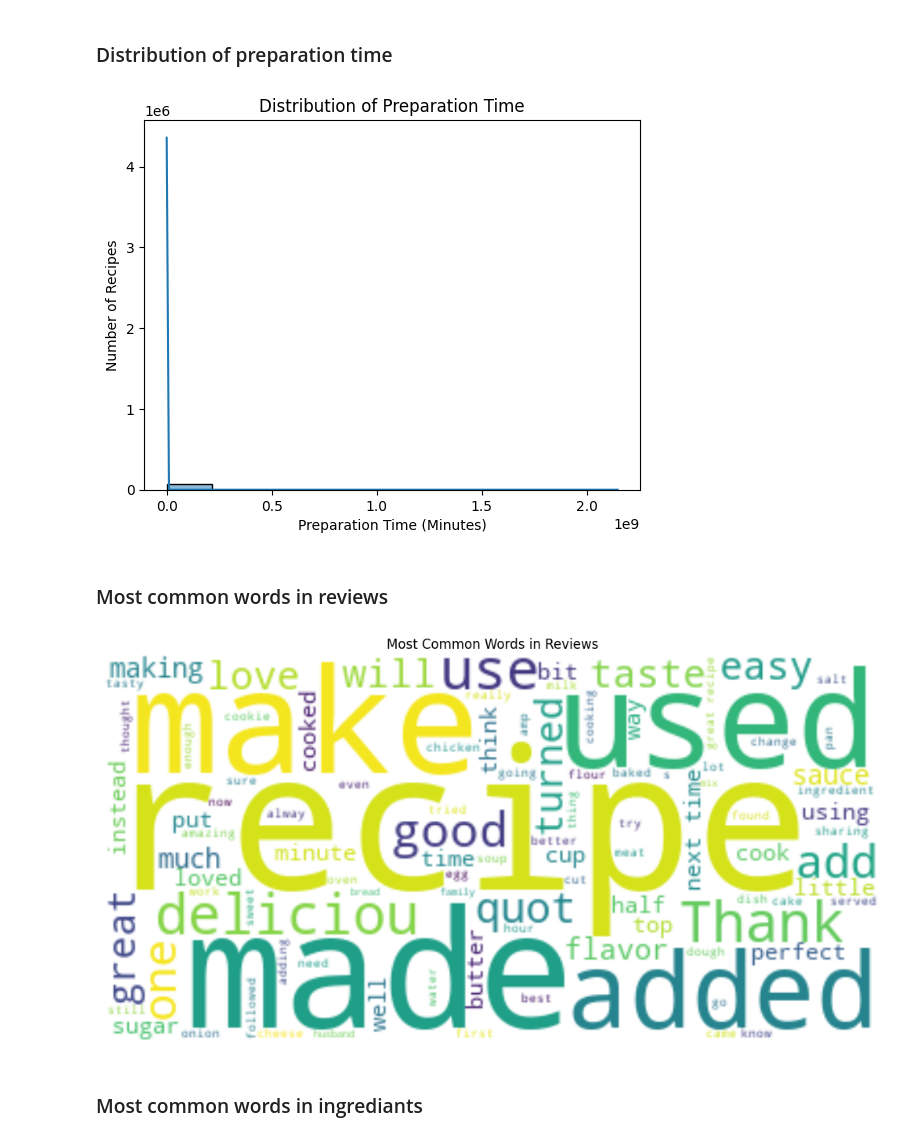
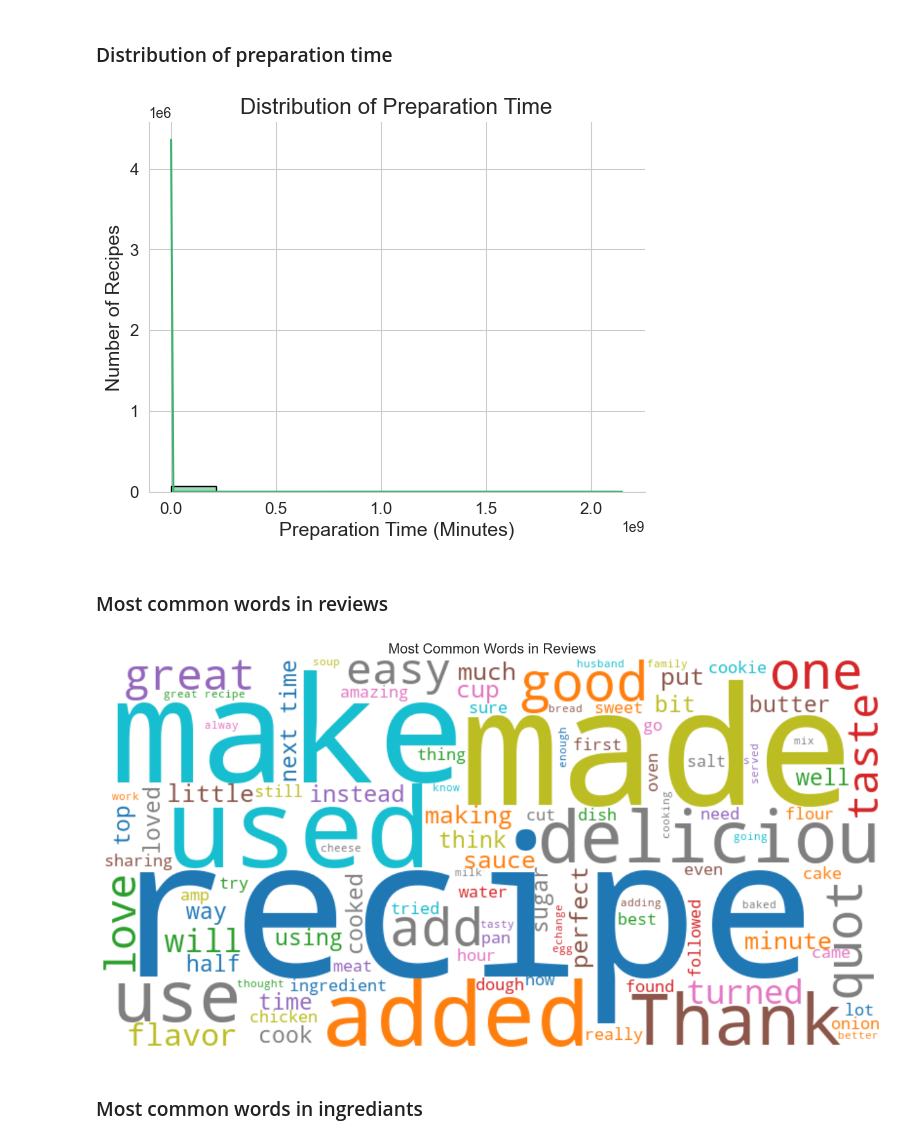
Before and after one commit to rahul-somanathan/dish-craft, a Jupyter notebook: notebooks/exploratory_data_analysis.ipynb, the cells around one changed output. Saved outputs shown, nothing was run; the diff lists cells and outputs as text; code cells hidden in the pictures.

```diff
--- a/notebooks/exploratory_data_analysis.ipynb
+++ b/notebooks/exploratory_data_analysis.ipynb
@@ -144,25 +275,48 @@ plt.show()
 # %% [markdown]
 ### Distribution of preparation time
 # %%
-sns.histplot(df["minutes"], bins=10, kde=True)
-plt.title("Distribution of Preparation Time")
-plt.xlabel("Preparation Time (Minutes)")
-plt.ylabel("Number of Recipes")
+# Set the style
+sns.set_style("whitegrid")
+
+# Create the histogram with a green color
+sns.histplot(df["minutes"], bins=10, kde=True, color='mediumseagreen', edgecolor='black', linewidth=1)
+
+# Title and labels with increased font sizes
+plt.title("Distribution of Preparation Time", fontsize=16)
+plt.xlabel("Preparation Time (Minutes)", fontsize=14)
+plt.ylabel("Number of Recipes", fontsize=14)
+
+# Adjusting the tick parameters
+plt.tick_params(axis='both', which='major', labelsize=12)
+
+# Remove spines
+sns.despine()
+
+# Show the plot
 plt.show()
 # %% [output]
-[figure, old version]
+[figure, new version]
 # %% [markdown]
 ### Most common words in reviews
 # %%
+# Concatenate all reviews into a single string
 text = ' '.join(df["review"].dropna().tolist())
-wordcloud = WordCloud(background_color='white', max_words=100).generate(text)
-plt.figure(figsize=(12.8, 9.6))
-plt.title("Most Common Words in Reviews")
+
+# Generate word cloud with custom parameters for better resolution
+wordcloud = WordCloud(background_color='white', max_words=100, colormap='tab10', width=800, height=400).generate(text)
+
+# Set figure size
+plt.figure(figsize=(16, 8))
+
+# Plot the word cloud
 plt.imshow(wordcloud, interpolation='bilinear')
+plt.title("Most Common Words in Reviews", fontsize=16)
 plt.axis('off')
+
+# Show the plot
 plt.show()
 # %% [output]
-[figure, old version]
+[figure, new version]
 # %% [markdown]
 ### Most common words in ingrediants
 # %%
```
Also changed, not shown: parts of 23 cells of this notebook, 2 other files.
